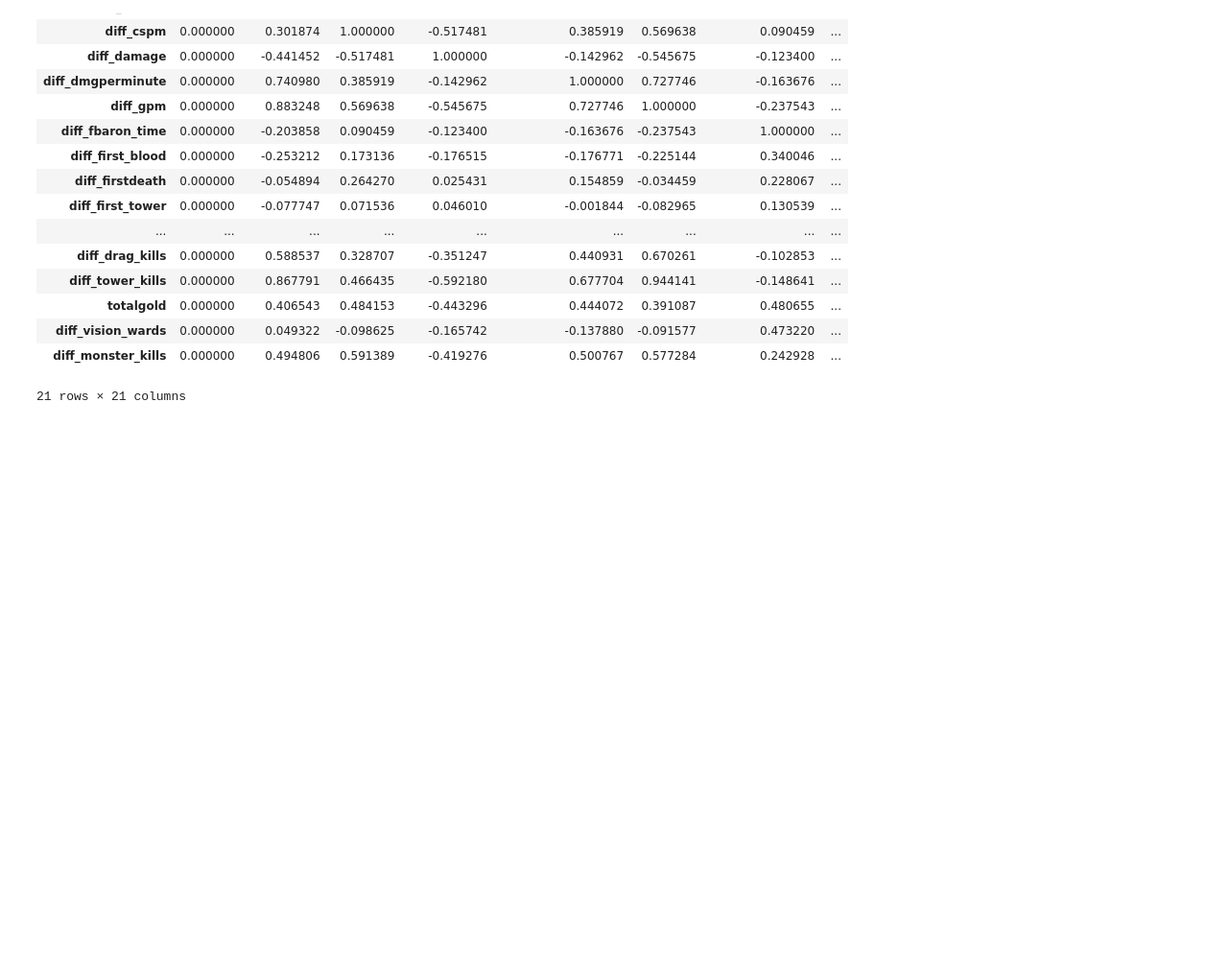
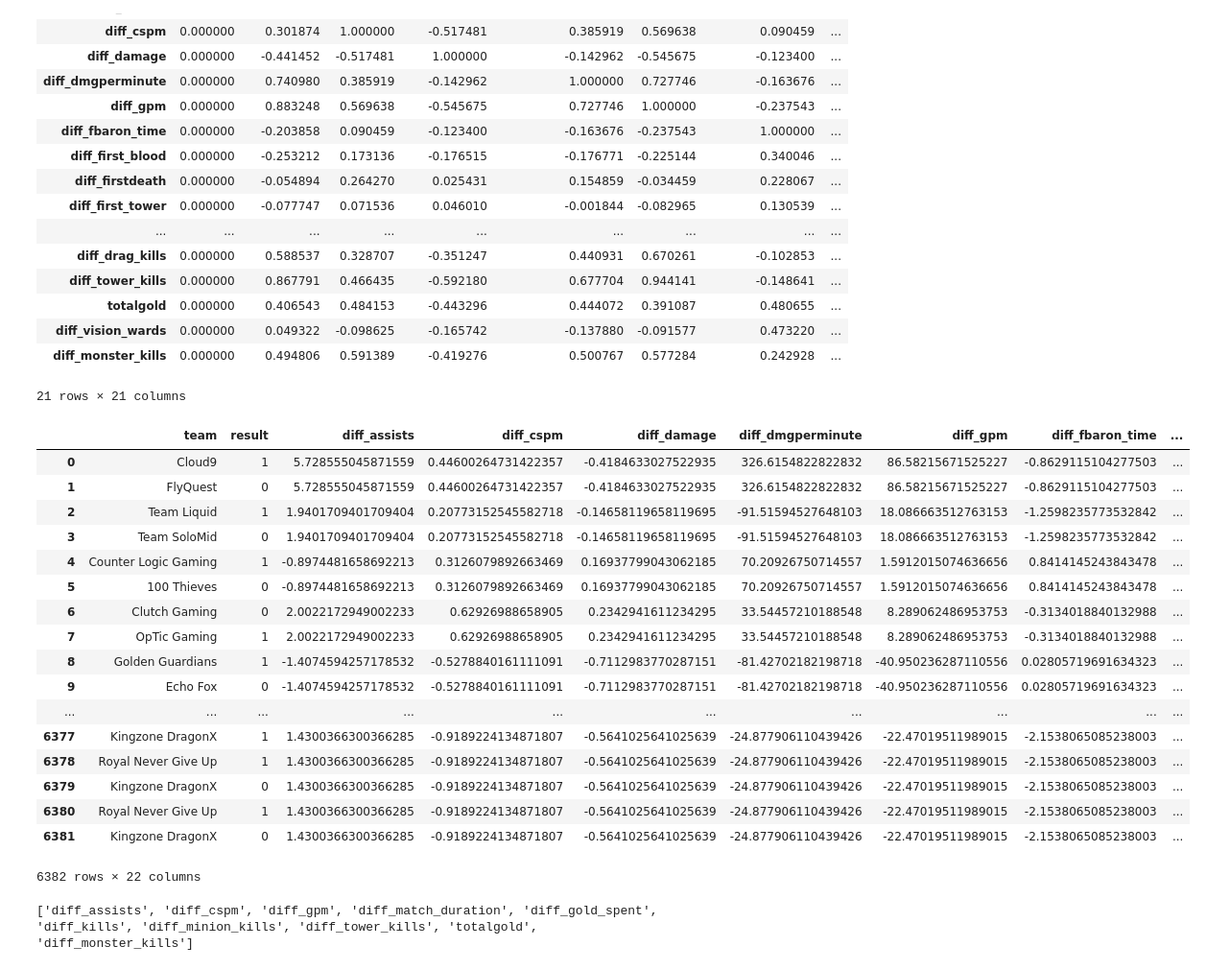
Before and after one commit to arons1618/match-prediction, a Jupyter notebook: PredictingResult.ipynb, the cells around one changed output. Shown: that part at 96% size. Saved outputs shown, nothing was run; the diff lists cells and outputs as text; code cells hidden in the pictures; blank space fills up the shorter version.

```diff
--- a/PredictingResult.ipynb
+++ b/PredictingResult.ipynb
@@ -78,0 +92,21 @@ final_games_data_corr
+# %%
+final_games_data
+# %% [output]
+|  | team | result | diff_assists | diff_cspm | diff_damage | diff_dmgperminute | diff_gpm | diff_fbaron_time | ... |
+| 0 | Cloud9 | 1 | 5.728555045871559 | 0.44600264731422357 | -0.4184633027522935 | 326.6154822822832 | 86.58215671525227 | -0.8629115104277503 | ... |
+| 1 | FlyQuest | 0 | 5.728555045871559 | 0.44600264731422357 | -0.4184633027522935 | 326.6154822822832 | 86.58215671525227 | -0.8629115104277503 | ... |
+| 2 | Team Liquid | 1 | 1.9401709401709404 | 0.20773152545582718 | -0.14658119658119695 | -91.51594527648103 | 18.086663512763153 | -1.2598235773532842 | ... |
+| 3 | Team SoloMid | 0 | 1.9401709401709404 | 0.20773152545582718 | -0.14658119658119695 | -91.51594527648103 | 18.086663512763153 | -1.2598235773532842 | ... |
+| 4 | Counter Logic Gaming | 1 | -0.8974481658692213 | 0.3126079892663469 | 0.16937799043062185 | 70.20926750714557 | 1.5912015074636656 | 0.8414145243843478 | ... |
+| 5 | 100 Thieves | 0 | -0.8974481658692213 | 0.3126079892663469 | 0.16937799043062185 | 70.20926750714557 | 1.5912015074636656 | 0.8414145243843478 | ... |
+| 6 | Clutch Gaming | 0 | 2.0022172949002233 | 0.62926988658905 | 0.2342941611234295 | 33.54457210188548 | 8.289062486953753 | -0.3134018840132988 | ... |
+| 7 | OpTic Gaming | 1 | 2.0022172949002233 | 0.62926988658905 | 0.2342941611234295 | 33.54457210188548 | 8.289062486953753 | -0.3134018840132988 | ... |
+| 8 | Golden Guardians | 1 | -1.4074594257178532 | -0.5278840161111091 | -0.7112983770287151 | -81.42702182198718 | -40.950236287110556 | 0.02805719691634323 | ... |
+| 9 | Echo Fox | 0 | -1.4074594257178532 | -0.5278840161111091 | -0.7112983770287151 | -81.42702182198718 | -40.950236287110556 | 0.02805719691634323 | ... |
+| ... | ... | ... | ... | ... | ... | ... | ... | ... | ... |
+| 6377 | Kingzone DragonX | 1 | 1.4300366300366285 | -0.9189224134871807 | -0.5641025641025639 | -24.877906110439426 | -22.47019511989015 | -2.1538065085238003 | ... |
+| 6378 | Royal Never Give Up | 1 | 1.4300366300366285 | -0.9189224134871807 | -0.5641025641025639 | -24.877906110439426 | -22.47019511989015 | -2.1538065085238003 | ... |
+| 6379 | Kingzone DragonX | 0 | 1.4300366300366285 | -0.9189224134871807 | -0.5641025641025639 | -24.877906110439426 | -22.47019511989015 | -2.1538065085238003 | ... |
+| 6380 | Royal Never Give Up | 1 | 1.4300366300366285 | -0.9189224134871807 | -0.5641025641025639 | -24.877906110439426 | -22.47019511989015 | -2.1538065085238003 | ... |
+| 6381 | Kingzone DragonX | 0 | 1.4300366300366285 | -0.9189224134871807 | -0.5641025641025639 | -24.877906110439426 | -22.47019511989015 | -2.1538065085238003 | ... |
+6382 rows × 22 columns
@@ -78,0 +129,4 @@ final_games_data_corr
+# %%
+print(list_remove)
+# %% [output]
+['diff_assists', 'diff_cspm', 'diff_gpm', 'diff_match_duration', 'diff_gold_spent', 'diff_kills', 'diff_minion_kills', 'diff_tower_kills', 'totalgold', 'diff_monster_kills']
```
Also changed, not shown: parts of 21 cells of this notebook, 2 other files.
